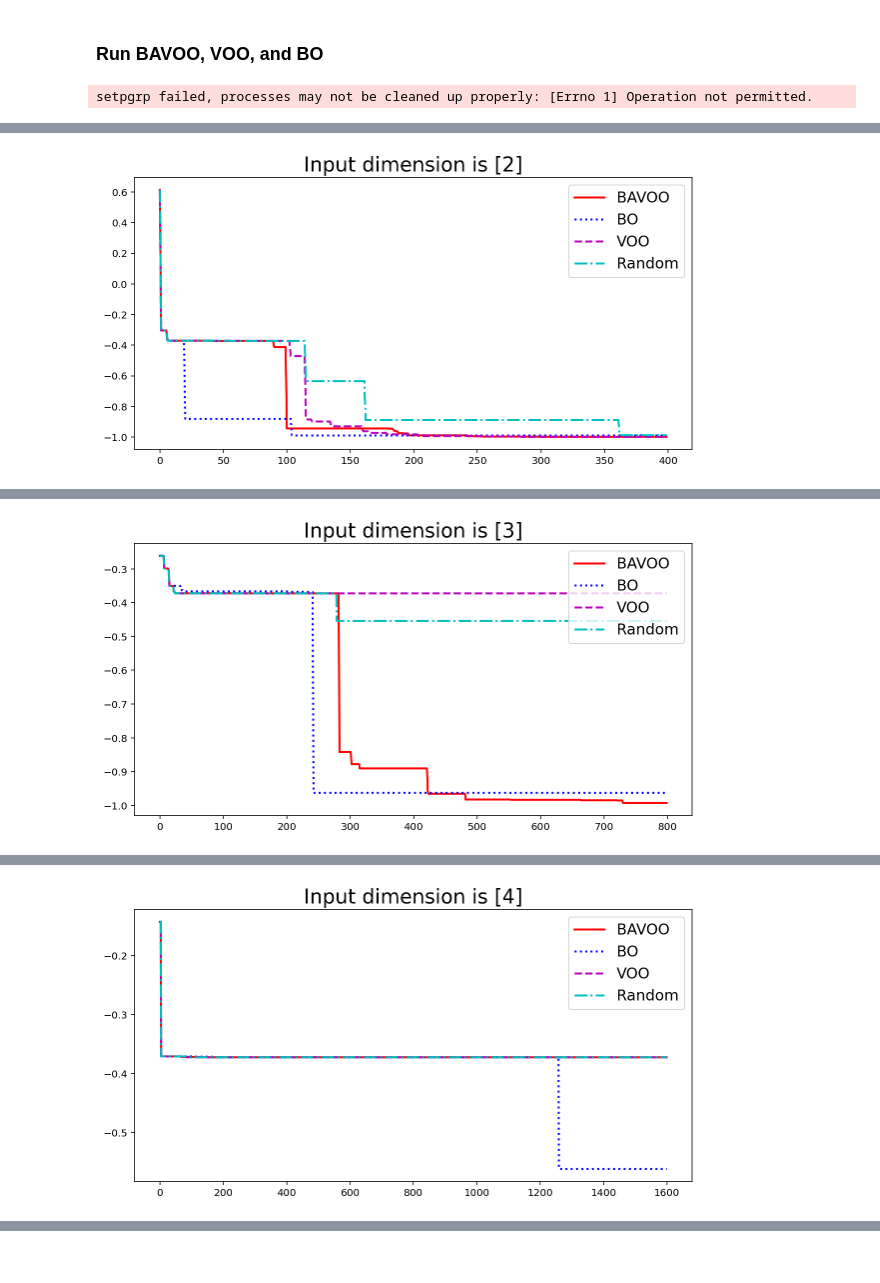
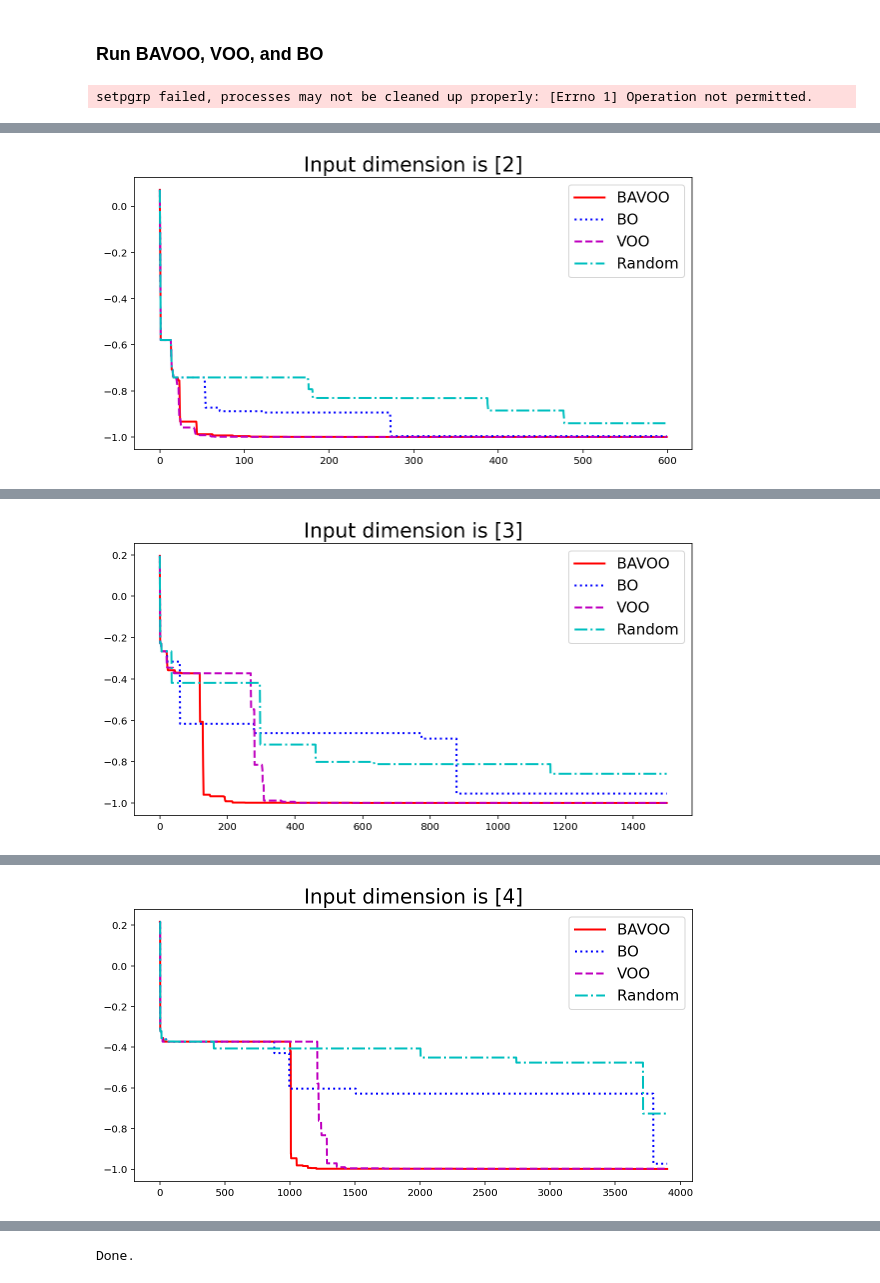
Before and after one commit to sjchoi86/bbopt, a Jupyter notebook: code/demo_bbo_03_BAVOO.ipynb, the cells around one changed output, grey strips where cells are left out. Drawn from its saved outputs; the diff is of its cells as text; code cells hidden in the pictures.

Commit message:
BAVOO comparisons added.

```diff
--- a/code/demo_bbo_03_BAVOO.ipynb
+++ b/code/demo_bbo_03_BAVOO.ipynb
@@ -18,41 +18,57 @@ def func_eval(x): # x:[n x d]
 # %% [markdown]
 ### Run BAVOO, VOO, and BO
 # %%
-xmin,xmax,seed,VERBOSE = -1.0,+1.0,1,False
-USE_RAY,n_worker,n_sample_for_bo,max_try_sbv = True,20,1000,1000
-gain,invlen,eps = 1,5,1e-6 # invlen(5)
+xmin,xmax,seed,VERBOSE = -0.6,+0.6,0,False # True / False
+USE_RAY,n_worker,n_sample_for_bo,max_try_sbv = True,10,5000,5000
+gain,invlen,eps = 1,0.5,1e-8 # invlen(5)
 ray.init(configure_logging=False)
 for xdim in [2,3,4,5]:
-    n_data_max = 100*int(2**xdim)
+    n_data_max = 100*int(2.5**xdim)
     x_minmax = np.tile(np.array([[xmin,xmax]]),(xdim,1))
     # Run BAVOO
     tic()
-    x_data_bv,y_data_bv = run_bavoo(func_eval,x_minmax,USE_RAY=USE_RAY,
-        n_random=1,n_bo=1,n_voo=1,n_cd=0,USE_KDPP=True,
+    x_data_bv,y_data_bv = run_bavoo(
+        func_eval,x_minmax,USE_RAY=USE_RAY,
+        n_random=1,
+        n_bo=1,
+        n_voo=1,n_sample_for_voo=n_worker,
+        n_cd=0,
         n_data_max=n_data_max,n_worker=n_worker,seed=seed,
         n_sample_for_bo=n_sample_for_bo,gain=gain,invlen=invlen,eps=eps,
         max_try_sbv=max_try_sbv,save_folder='',VERBOSE=VERBOSE)
     toc('BAVOO')
     # Run VOO
     tic()
-    x_data_voo,y_data_voo = run_bavoo(func_eval,x_minmax,USE_RAY=USE_RAY,
-        n_random=1,n_bo=0,n_voo=1,n_cd=0,USE_KDPP=False,
+    x_data_voo,y_data_voo = run_bavoo(
+        func_eval,x_minmax,USE_RAY=USE_RAY,
+        n_random=1,
+        n_bo=0,
+        n_voo=1,n_sample_for_voo=n_worker,
+        n_cd=0,
         n_data_max=n_data_max,n_worker=n_worker,seed=seed,
         n_sample_for_bo=n_sample_for_bo,gain=gain,invlen=invlen,eps=eps,
         max_try_sbv=max_try_sbv,save_folder='',VERBOSE=VERBOSE)
     toc('VOO')
     # Run BO
     tic()
-    x_data_bo,y_data_bo = run_bavoo(func_eval,x_minmax,USE_RAY=USE_RAY,
-        n_random=0,n_bo=1,n_voo=0,n_cd=0,USE_KDPP=False,
+    x_data_bo,y_data_bo = run_bavoo(
+        func_eval,x_minmax,USE_RAY=USE_RAY,
+        n_random=1,
+        n_bo=1,
+        n_voo=0,n_sample_for_voo=n_worker,
+        n_cd=0,
         n_data_max=n_data_max,n_worker=n_worker,seed=seed,
         n_sample_for_bo=n_sample_for_bo,gain=gain,invlen=invlen,eps=eps,
         max_try_sbv=max_try_sbv,save_folder='',VERBOSE=VERBOSE)
     toc('BO')
     # Run Totally Random
     tic()
-    x_data_rand,y_data_rand = run_bavoo(func_eval,x_minmax,USE_RAY=USE_RAY,
-        n_random=1,n_bo=0,n_voo=0,n_cd=0,USE_KDPP=False,
+    x_data_rand,y_data_rand = run_bavoo(
+        func_eval,x_minmax,USE_RAY=USE_RAY,
+        n_random=1,
+        n_bo=0,
+        n_voo=0,n_sample_for_voo=n_worker,
+        n_cd=0,
         n_data_max=n_data_max,n_worker=n_worker,seed=seed,
         n_sample_for_bo=n_sample_for_bo,gain=gain,invlen=invlen,eps=eps,
         max_try_sbv=max_try_sbv,save_folder='',VERBOSE=VERBOSE)
@@ -67,5 +83,6 @@ for xdim in [2,3,4,5]:
               tstr='Input dimension is [%d]'%(xdim),tfs=20,
               lloc='upper right')
 ray.shutdown()
+print ("Done.")
 # %% [output]
 setpgrp failed, processes may not be cleaned up properly: [Errno 1] Operation not permitted.
@@ -76 +93 @@ setpgrp failed, processes may not be cleaned up properly: [Errno 1] Operation no
-[figure, old version]
+[figure, new version]
@@ -81 +98 @@ setpgrp failed, processes may not be cleaned up properly: [Errno 1] Operation no
-[figure, old version]
+[figure, new version]
@@ -86 +103 @@ setpgrp failed, processes may not be cleaned up properly: [Errno 1] Operation no
-[figure, old version]
+[figure, new version]
@@ -86,0 +109 @@ setpgrp failed, processes may not be cleaned up properly: [Errno 1] Operation no
+Done.
```
Also changed, not shown: parts of 1 cell of this notebook.
